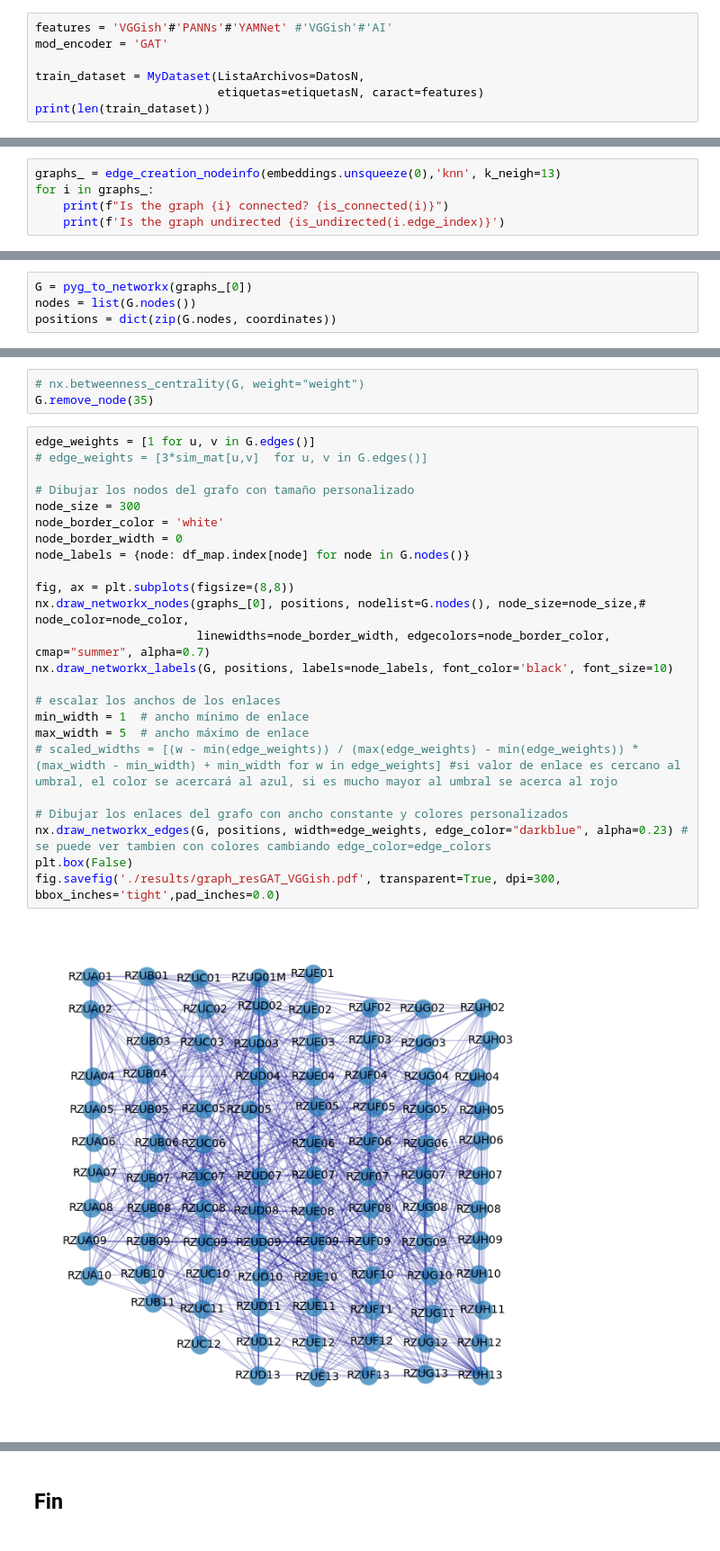
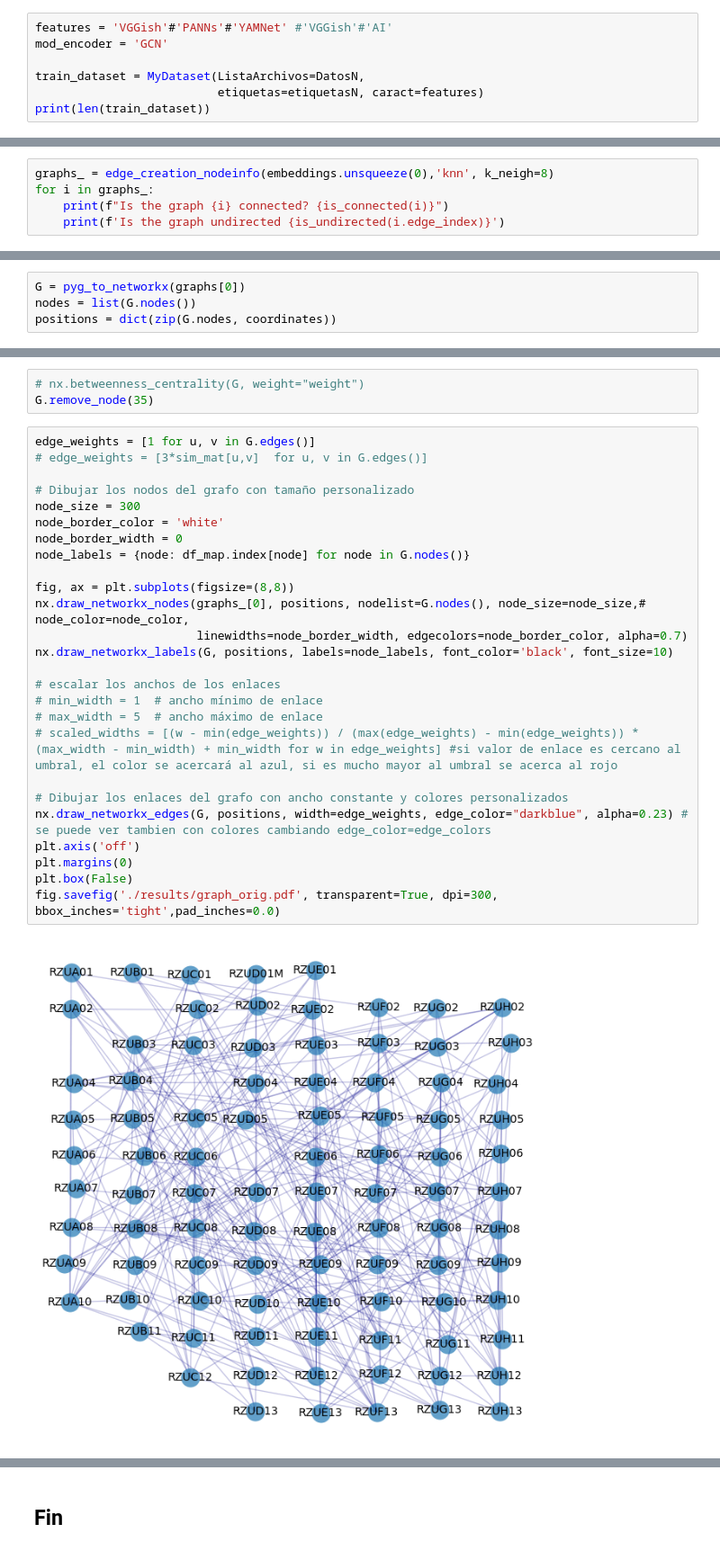
Before and after one commit to andrescastro-itm/GNN_ecoacoustic, a Jupyter notebook: GVAE_semi_eval_post.ipynb, the cells around one changed output, grey strips where cells are left out. Shown at 90% size. Cells and saved outputs as stored; diff of their text form.

```diff
--- a/GVAE_semi_eval_post.ipynb
+++ b/GVAE_semi_eval_post.ipynb
@@ -32,7 +32,7 @@ Clases = df_data.values.argmax(1)
 etiquetasN = Clases
 # %%
 features = 'VGGish'#'PANNs'#'YAMNet' #'VGGish'#'AI'
-mod_encoder = 'GAT'
+mod_encoder = 'GCN'
 
 train_dataset = MyDataset(ListaArchivos=DatosN,
                           etiquetas=etiquetasN, caract=features)
@@ -211,7 +211,7 @@ plt.show()
 # %% [markdown]
 ## Post-process graph
 # %%
-graphs_ = edge_creation_nodeinfo(embeddings.unsqueeze(0),'knn', k_neigh=13)
+graphs_ = edge_creation_nodeinfo(embeddings.unsqueeze(0),'knn', k_neigh=8)
 for i in graphs_:
     print(f"Is the graph {i} connected? {is_connected(i)}")
     print(f'Is the graph undirected {is_undirected(i.edge_index)}')
@@ -307,7 +307,7 @@ edge_weight.shape
 # %%
 graphs_[0].edge_weight = edge_weight
 # %%
-G = pyg_to_networkx(graphs_[0])
+G = pyg_to_networkx(graphs[0])
 nodes = list(G.nodes())
 positions = dict(zip(G.nodes, coordinates))
 # %%
@@ -334,29 +334,31 @@ G.remove_node(35)
 # %%
 edge_weights = [1 for u, v in G.edges()]
 # edge_weights = [3*sim_mat[u,v]  for u, v in G.edges()]
 
 # Dibujar los nodos del grafo con tamaño personalizado
 node_size = 300
 node_border_color = 'white'
 node_border_width = 0
 node_labels = {node: df_map.index[node] for node in G.nodes()}
 
 fig, ax = plt.subplots(figsize=(8,8))
 nx.draw_networkx_nodes(graphs_[0], positions, nodelist=G.nodes(), node_size=node_size,# node_color=node_color,
-                       linewidths=node_border_width, edgecolors=node_border_color, cmap="summer", alpha=0.7)
+                       linewidths=node_border_width, edgecolors=node_border_color, alpha=0.7)
 nx.draw_networkx_labels(G, positions, labels=node_labels, font_color='black', font_size=10)
 
 # escalar los anchos de los enlaces
-min_width = 1  # ancho mínimo de enlace
-max_width = 5  # ancho máximo de enlace
+# min_width = 1  # ancho mínimo de enlace
+# max_width = 5  # ancho máximo de enlace
 # scaled_widths = [(w - min(edge_weights)) / (max(edge_weights) - min(edge_weights)) * (max_width - min_width) + min_width for w in edge_weights] #si valor de enlace es cercano al umbral, el color se acercará al azul, si es mucho mayor al umbral se acerca al rojo
 
 # Dibujar los enlaces del grafo con ancho constante y colores personalizados
 nx.draw_networkx_edges(G, positions, width=edge_weights, edge_color="darkblue", alpha=0.23) # se puede ver tambien con colores cambiando edge_color=edge_colors
+plt.axis('off')
+plt.margins(0)
 plt.box(False)
-fig.savefig('./results/graph_resGAT_VGGish.pdf', transparent=True, dpi=300, bbox_inches='tight',pad_inches=0.0)
+fig.savefig('./results/graph_orig.pdf', transparent=True, dpi=300, bbox_inches='tight',pad_inches=0.0)
 # %% [output]
-[figure, old version]
+[figure, new version]
 # %%
 H = G.copy()
 # H.remove_node(35)
```
Also changed, not shown: parts of 12 cells of this notebook.
